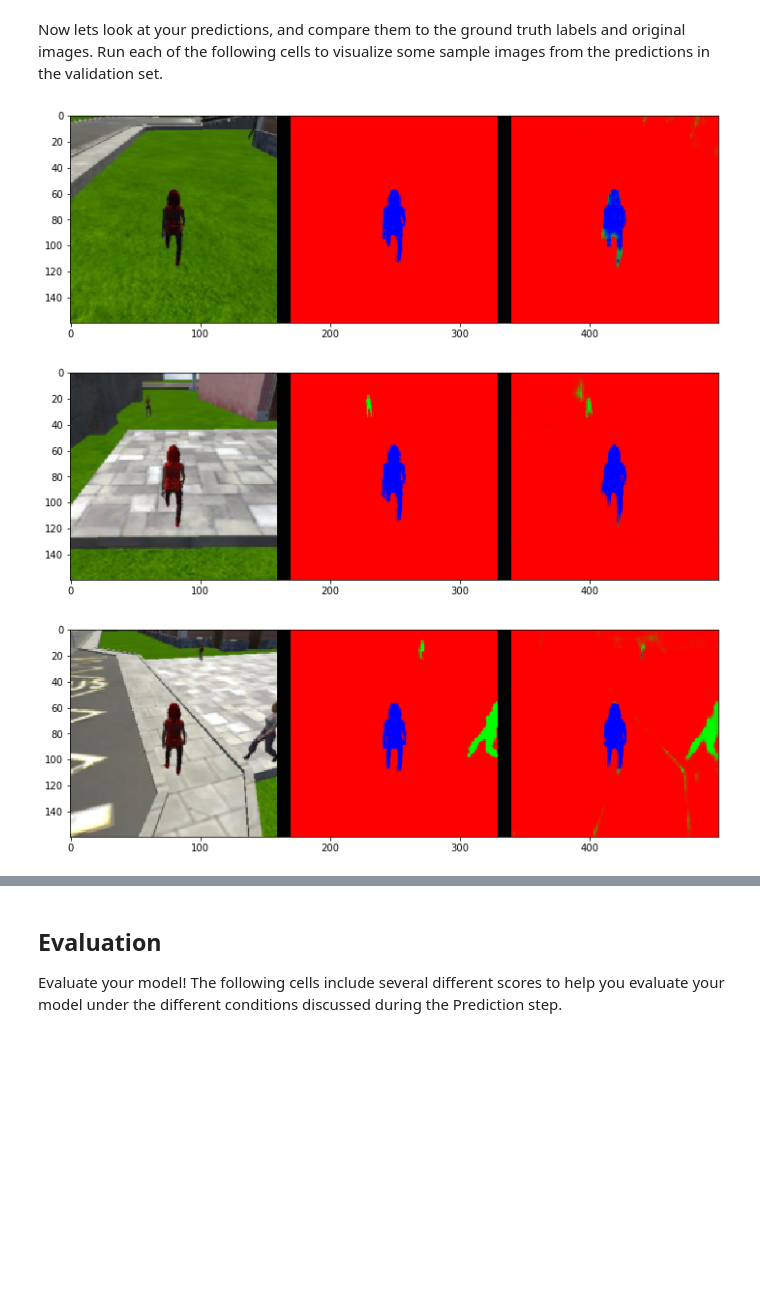
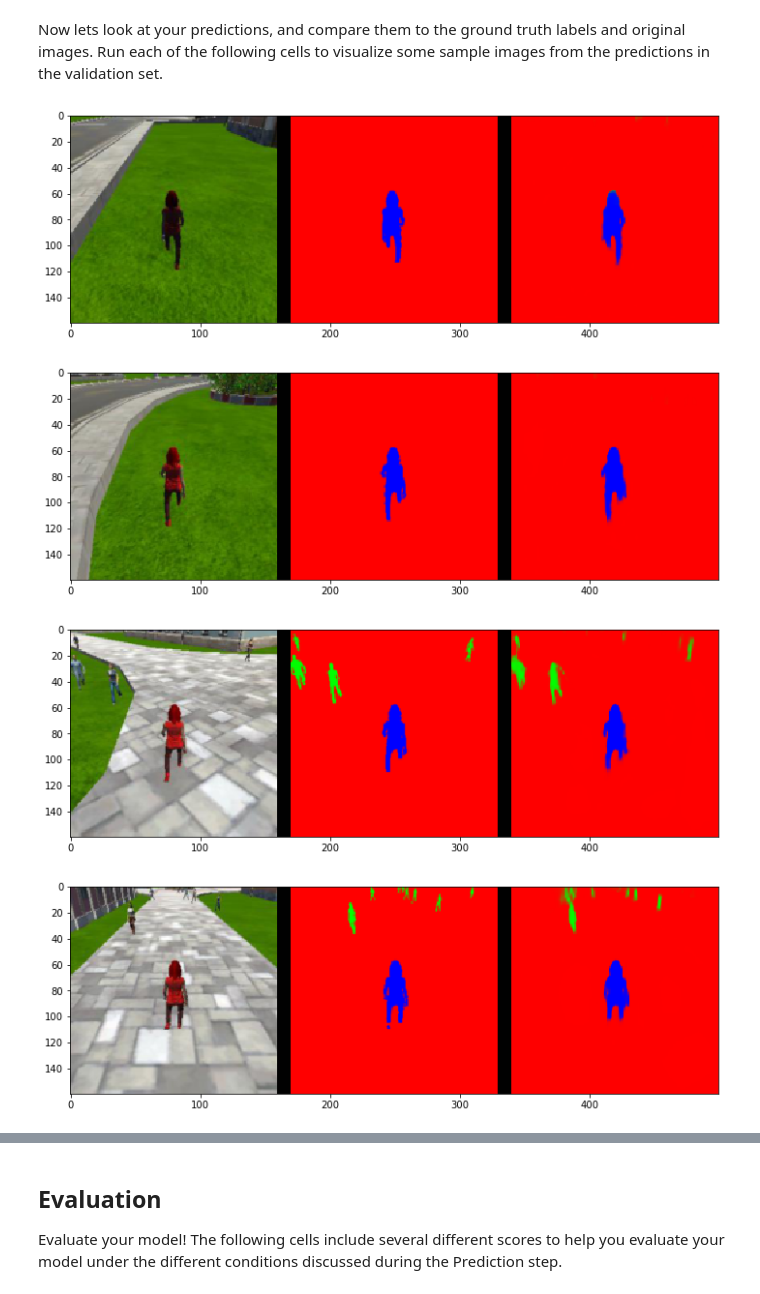
Before and after one commit to ndilsou/RoboND-FCN-Segmentation, a Jupyter notebook: code/model_training.ipynb, the cells around one changed output, grey strips where cells are left out. Cells and saved outputs as stored; diff of their text form; code cells hidden in the pictures; blank space fills up the shorter version.

```diff
--- a/code/model_training.ipynb
+++ b/code/model_training.ipynb
@@ -330,10 +467,11 @@ Run each of the following cells to visualize some sample images from the predict
 # %%
 # images while following the target
 im_files = plotting_tools.get_im_file_sample('sample_evaluation_data','following_images', run_num)
-for i in range(3):
+for i in range(5):
     im_tuple = plotting_tools.load_images(im_files[i])
     plotting_tools.show_images(im_tuple)
 # %% [output]
-[figure, old version]
+[figure, new version]
-[figure, old version]
+[figure, new version]
-[figure, old version]
+[figure, new version]
+[figure, added]
```
Also changed, not shown: parts of 28 cells of this notebook, 10 other files.
